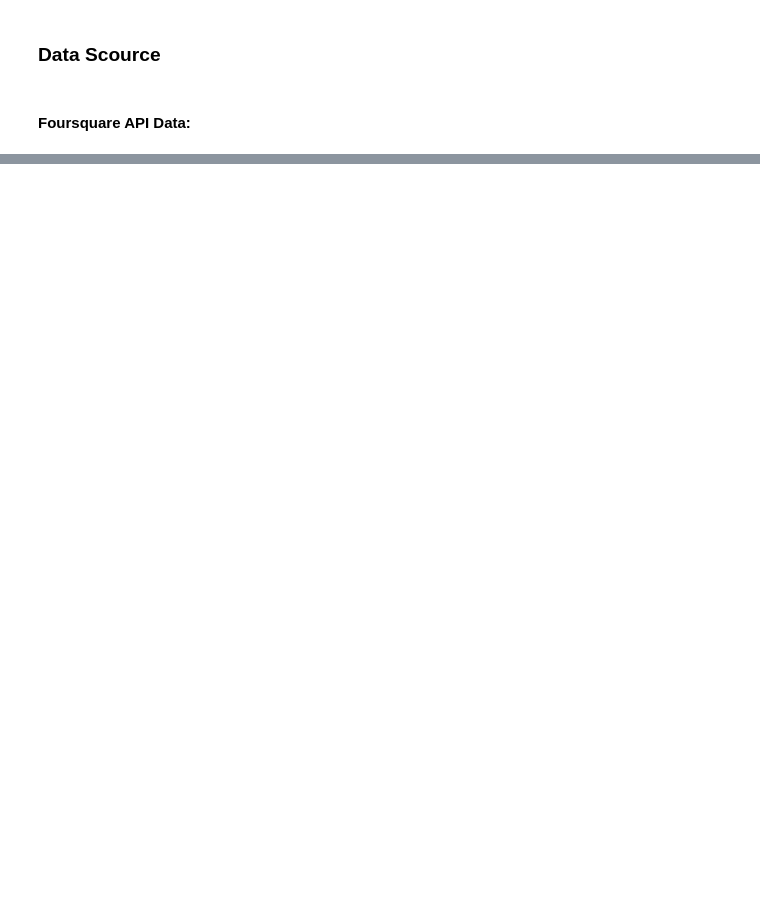
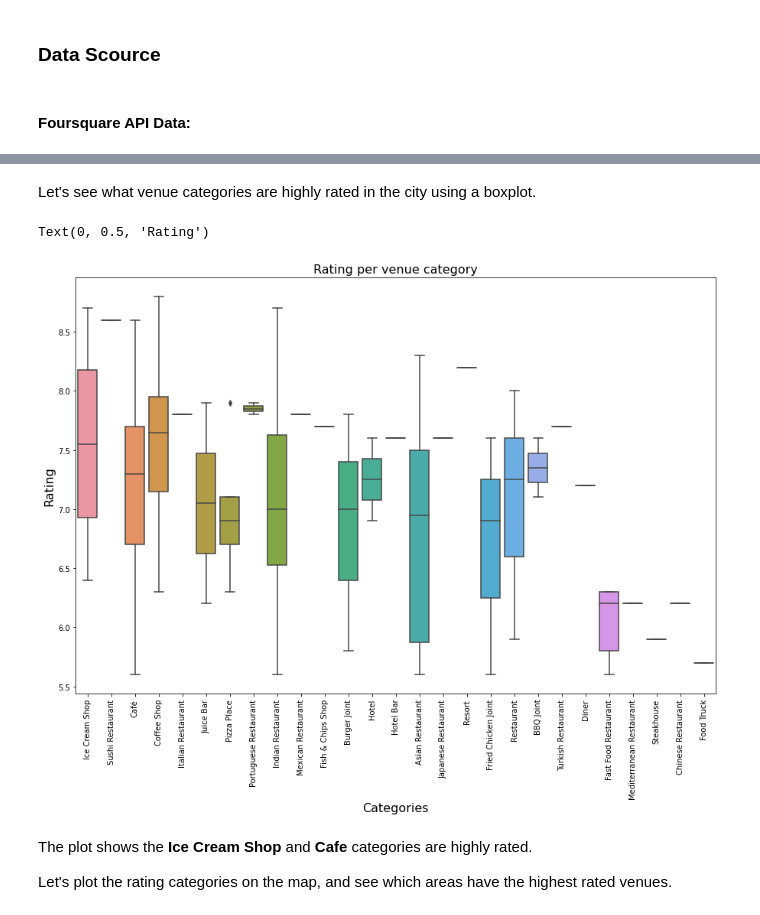
Before and after one commit to arfizurrahman/Coursera_Capstone, a Jupyter notebook: Capstone_Project_Battle_of_Neighborhoods_Report.ipynb, the cells around one changed output, grey strips where cells are left out. Cells and saved outputs as stored; diff of their text form; code cells hidden in the pictures; blank space fills up the shorter version.

```diff
--- a/Capstone_Project_Battle_of_Neighborhoods_Report.ipynb
+++ b/Capstone_Project_Battle_of_Neighborhoods_Report.ipynb
@@ -35,0 +353,17 @@ Foursquare API returns many data for each venue. The data retrieved from Foursqu
+# %% [markdown]
+Let's see what venue categories are highly rated in the city using a boxplot.
+# %%
+a4_dims = (15, 10)
+fig, ax = plt.subplots(figsize=a4_dims)
+ax = ax = sns.boxplot(x="Categories", y="Rating", data=dataset)
+ax.set_xticklabels(ax.get_xticklabels(),rotation=90)
+ax.axes.set_title("Rating per venue category",fontsize=16)
+ax.set_xlabel("Categories",fontsize=16)
+ax.set_ylabel("Rating",fontsize=16)
+# %% [output]
+Text(0, 0.5, 'Rating')
+[figure, added]
+# %% [markdown]
+The plot shows the **Ice Cream Shop** and **Cafe** categories are highly rated.
+
+Let's plot the rating categories on the map, and see which areas have the highest rated venues.
```
Also changed, not shown: parts of 80 cells of this notebook, 1 other file.
